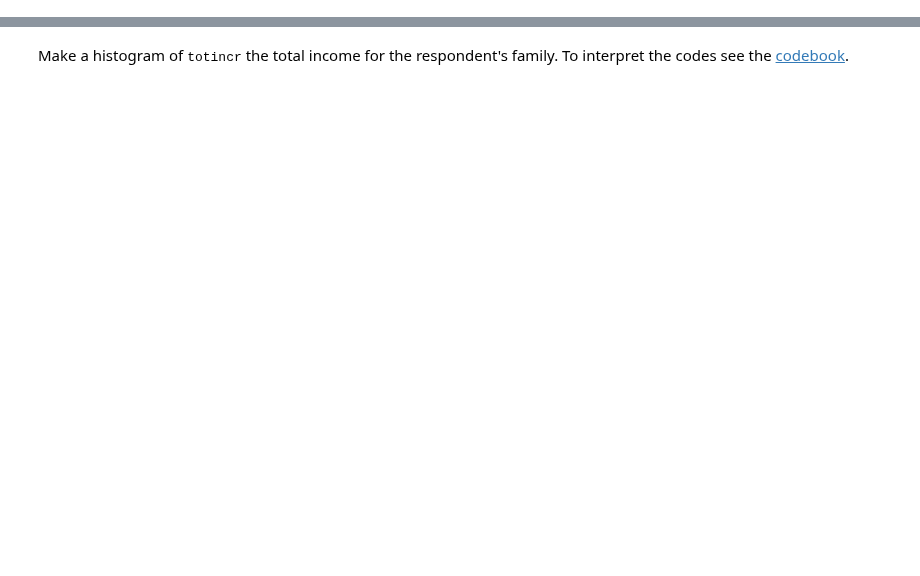
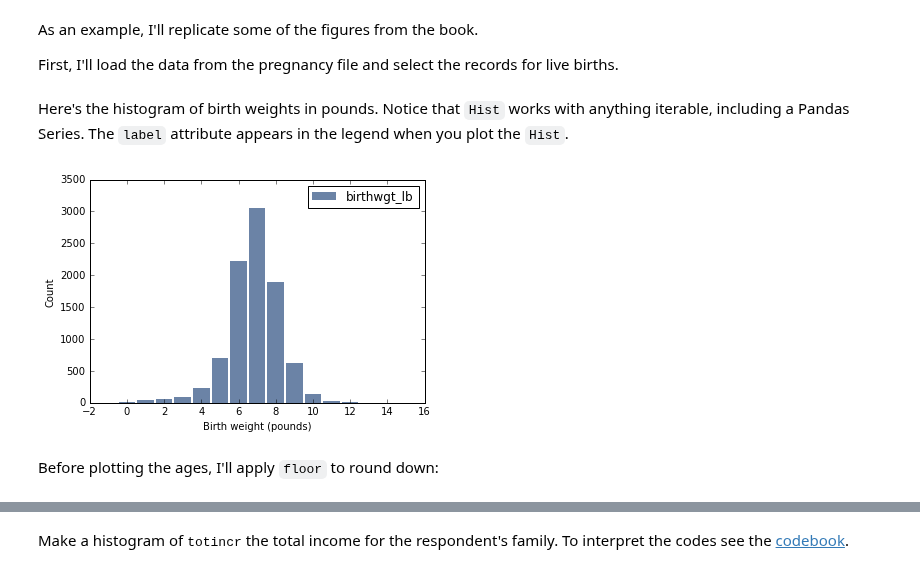
Before and after one commit to AllenDowney/ThinkStats2, a Jupyter notebook: code/chap02soln.ipynb, the cells around one changed output, grey strips where cells are left out. Saved outputs shown, nothing was run; the diff lists cells and outputs as text; code cells hidden in the pictures; blank space fills up the shorter version.

```diff
--- a/code/chap02soln.ipynb
+++ b/code/chap02soln.ipynb
@@ -13,0 +104,17 @@ Index([u'caseid', u'rscrinf', u'rdormres', u'rostscrn', u'rscreenhisp', u'rscree
+# %% [markdown]
+As an example, I'll replicate some of the figures from the book.
+
+First, I'll load the data from the pregnancy file and select the records for live births.
+# %%
+preg = nsfg.ReadFemPreg()
+live = preg[preg.outcome == 1]
+# %% [markdown]
+Here's the histogram of birth weights in pounds.  Notice that `Hist` works with anything iterable, including a Pandas Series.  The `label` attribute appears in the legend when you plot the `Hist`.
+# %%
+hist = thinkstats2.Hist(live.birthwgt_lb, label='birthwgt_lb')
+thinkplot.Hist(hist)
+thinkplot.Config(xlabel='Birth weight (pounds)', ylabel='Count')
+# %% [output]
+[figure, added]
+# %% [markdown]
+Before plotting the ages, I'll apply `floor` to round down:
```
Also changed, not shown: parts of 75 cells of this notebook, 5 other files.
